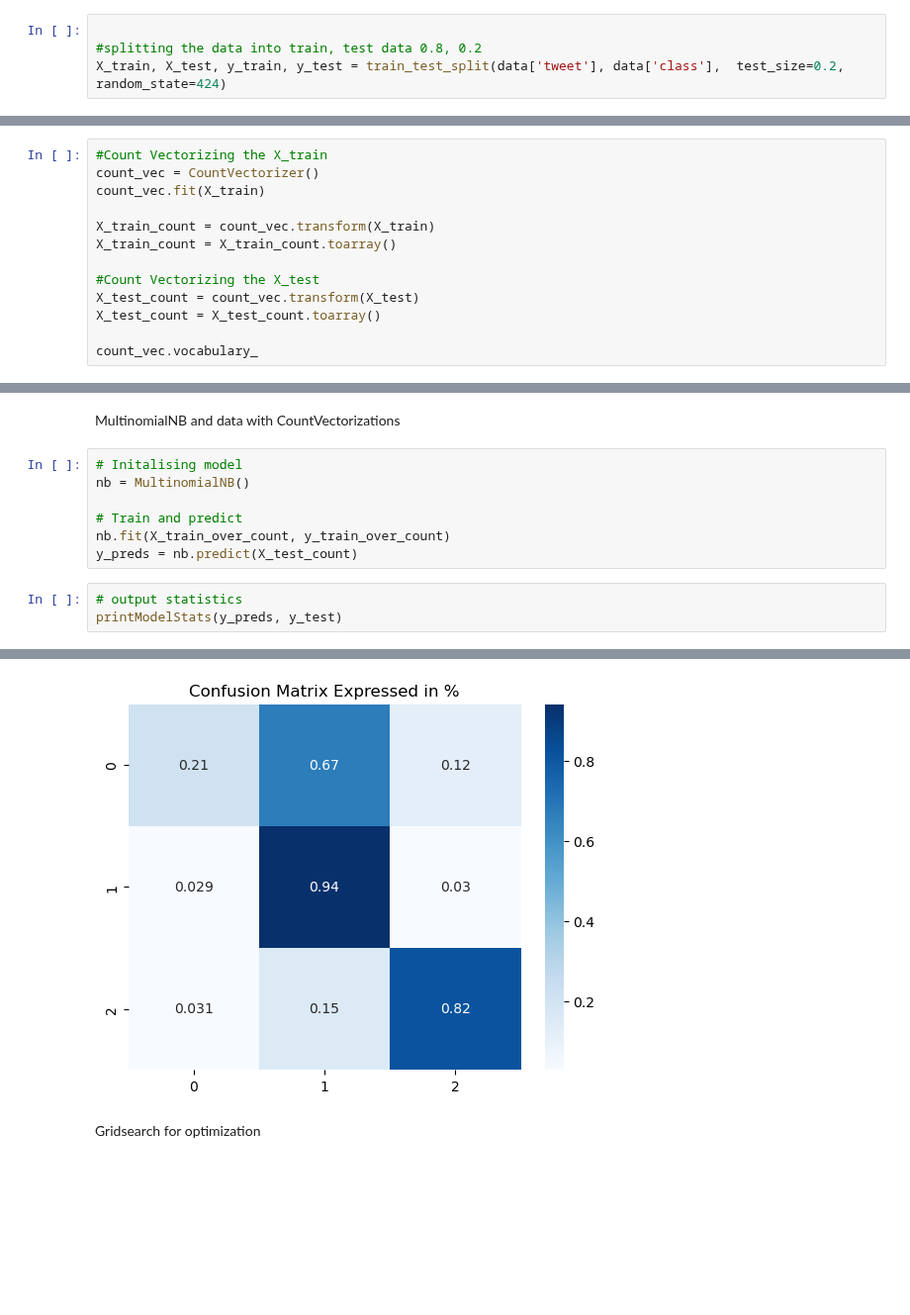
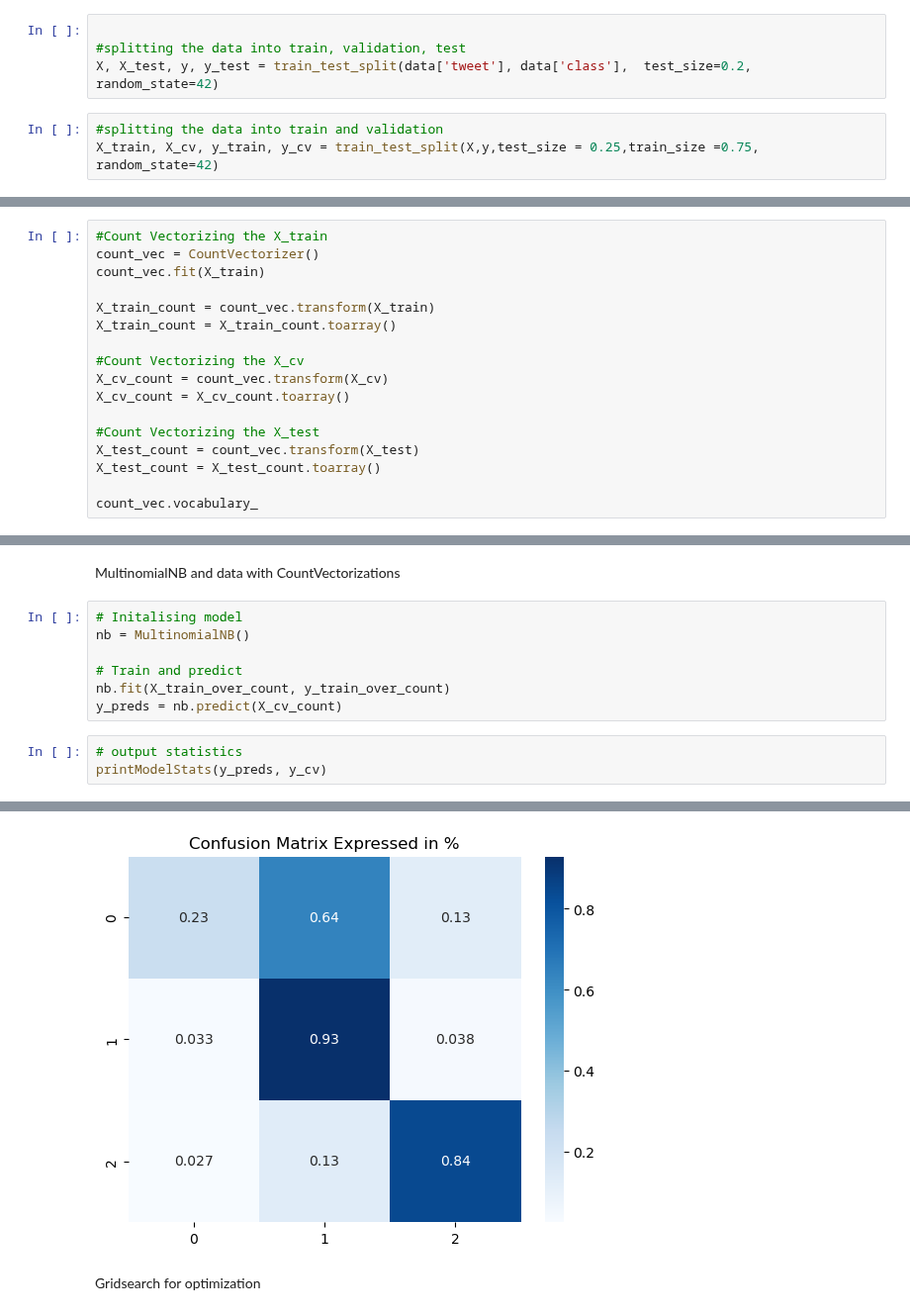
Before and after one commit to Disquietudee/Recognising-hate-speech-on-twitter-vs-offensive-language, a Jupyter notebook: baseline_model_NB.ipynb, the cells around one changed output, grey strips where cells are left out. Shown at 99% size. Drawn from its saved outputs; the diff is of its cells as text; blank space fills up the shorter version.

```diff
--- a/baseline_model_NB.ipynb
+++ b/baseline_model_NB.ipynb
@@ -49,8 +49,11 @@ data
 Splitting data
 # %%
 
-#splitting the data into train, test data 0.8, 0.2
-X_train, X_test, y_train, y_test = train_test_split(data['tweet'], data['class'],  test_size=0.2, random_state=424)
+#splitting the data into train, validation, test
+X, X_test, y, y_test = train_test_split(data['tweet'], data['class'],  test_size=0.2, random_state=42)
+# %%
+#splitting the data into train and validation
+X_train, X_cv, y_train, y_cv = train_test_split(X,y,test_size = 0.25,train_size =0.75, random_state=42)
 # %%
 X_train.sample(5)
 # %% [output]
@@ -74,6 +77,10 @@ count_vec.fit(X_train)
 X_train_count = count_vec.transform(X_train)
 X_train_count = X_train_count.toarray()
 
+#Count Vectorizing the X_cv
+X_cv_count = count_vec.transform(X_cv)
+X_cv_count = X_cv_count.toarray()
+
 #Count Vectorizing the X_test
 X_test_count = count_vec.transform(X_test)
 X_test_count = X_test_count.toarray()
@@ -177,10 +188,10 @@ nb = MultinomialNB()
 
 # Train and predict
 nb.fit(X_train_over_count, y_train_over_count)
-y_preds = nb.predict(X_test_count)
+y_preds = nb.predict(X_cv_count)
 # %%
 # output statistics
-printModelStats(y_preds, y_test)
+printModelStats(y_preds, y_cv)
 # %% [output]
               precision    recall  f1-score   support
 
@@ -199,4 +210,4 @@ The confusion matrix:
-[figure, old version]
+[figure, new version]
 # %% [markdown]
 Gridsearch for optimization
 # %%
```
Also changed, not shown: parts of 10 cells of this notebook, 2 other files.
